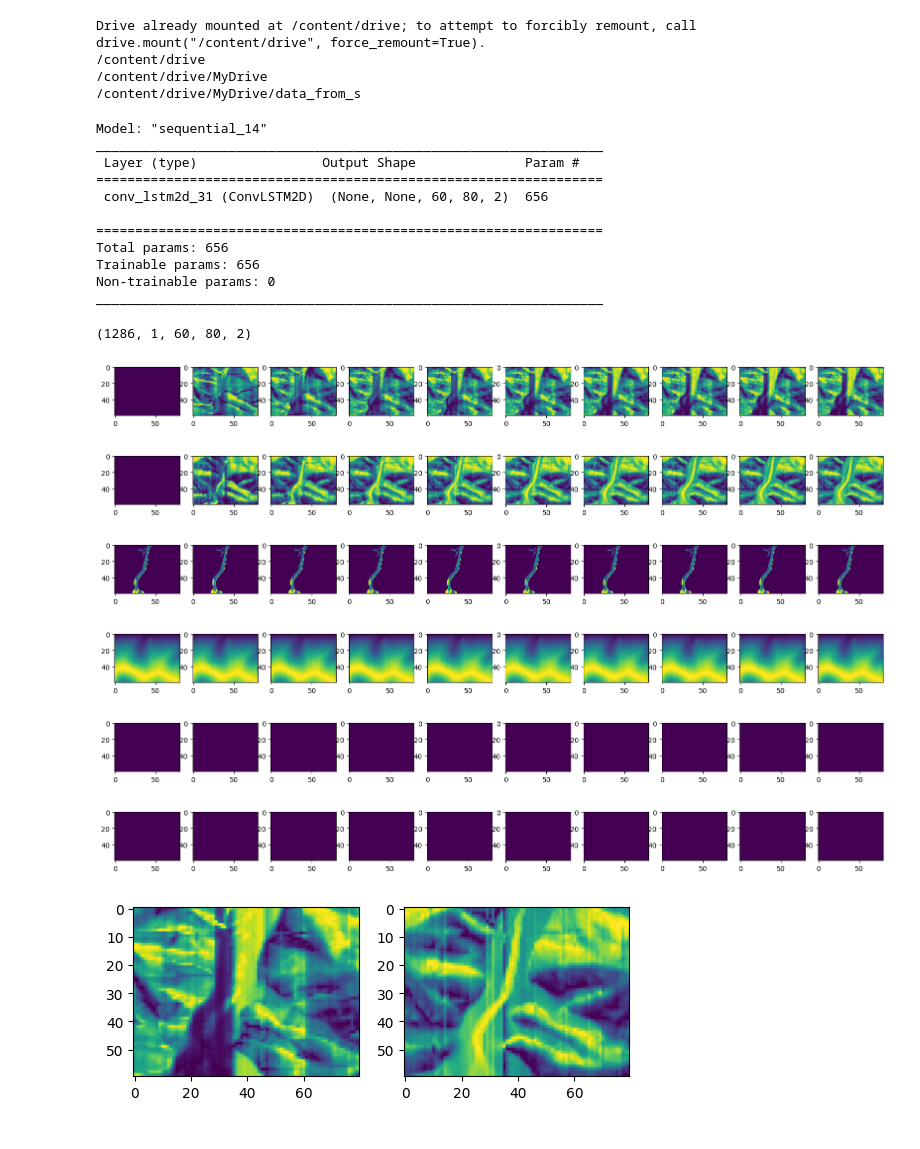
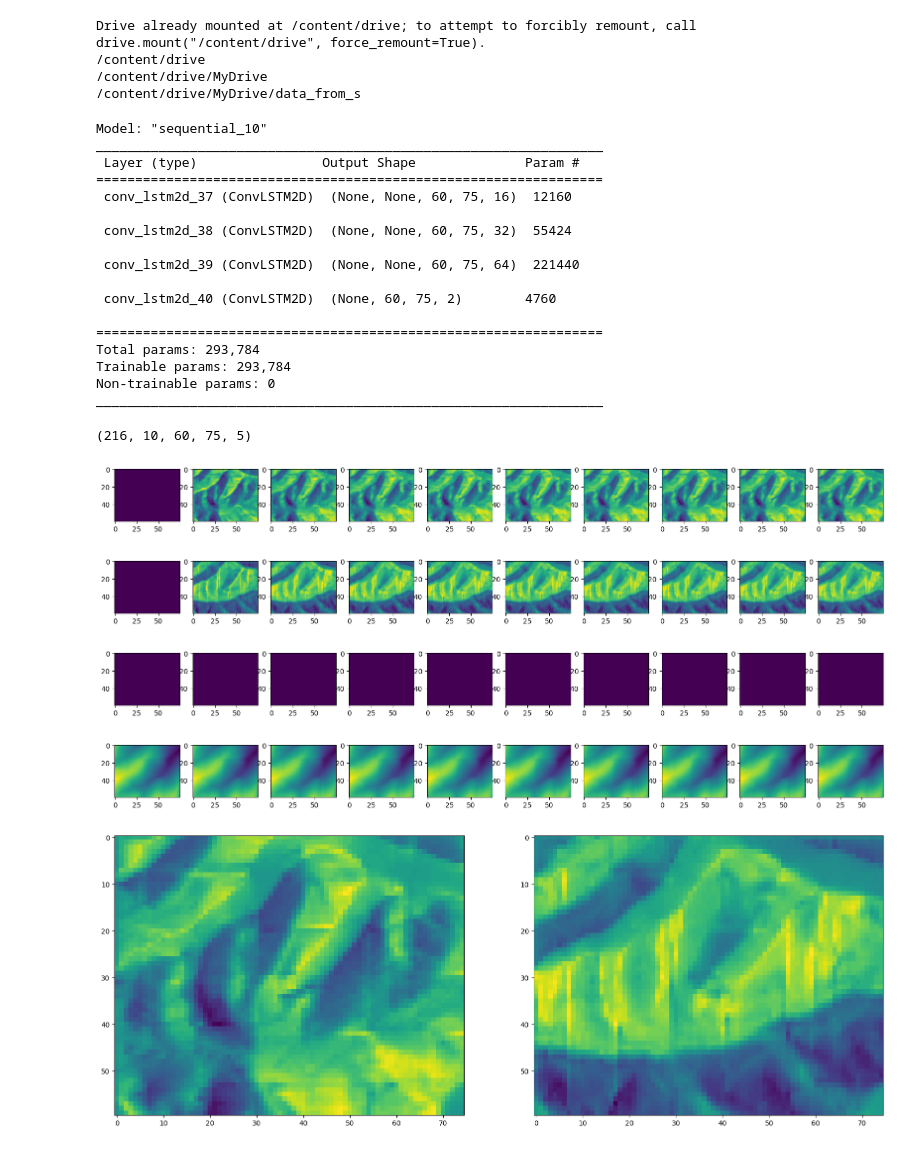
Before and after one commit to Kogo0813/Windroad8, a Jupyter notebook: TPUver_windpredict_data_from_s.ipynb, the cells around one changed output. Drawn from its saved outputs; the diff is of its cells as text; code cells hidden in the pictures.

```diff
--- a/TPUver_windpredict_data_from_s.ipynb
+++ b/TPUver_windpredict_data_from_s.ipynb
@@ -42,7 +42,6 @@ from tensorflow.keras.models import Sequential
 from tensorflow.keras.layers import ConvLSTM2D, Dense, Flatten
 import tensorflow.keras.backend as K
 from keras.utils import get_custom_objects
-
 with strategy.scope():
   def r2_metric(y_true, y_pred):
       SS_res =  K.sum(K.square(y_true - y_pred))
@@ -50,26 +49,35 @@ with strategy.scope():
       return (1 - SS_res/(SS_tot + K.epsilon()))
 
   get_custom_objects().update({'r2_metric': r2_metric})
-  width = 80
+  width = 75
   height = 60
-  channels = 7
+  channels = 5
   model = Sequential([
-     keras.Input(shape=(None,height,width,channels)),
-      layers.ConvLSTM2D(filters=2, kernel_size=(3, 3), padding="same", return_sequences=True),
+      keras.Input(shape=(None,height,width,channels)),
+        layers.ConvLSTM2D(filters=16 , kernel_size=(3, 3), padding="same", return_sequences=True),
+         layers.ConvLSTM2D(filters=32, kernel_size=(3, 3), padding="same", return_sequences=True),
+         layers.ConvLSTM2D(filters=64, kernel_size=(3, 3), padding="same", return_sequences=True),
+         layers.ConvLSTM2D(filters=2, kernel_size=(3, 3), padding="same", return_sequences=False),
   ])
   # 모델 컴파일
   model.compile(optimizer='adam', loss='mse',metrics='r2_metric')
   model.summary()
 # %% [output]
-Model: "sequential_14"
+Model: "sequential_10"
 _________________________________________________________________
  Layer (type)                Output Shape              Param #
 =================================================================
- conv_lstm2d_31 (ConvLSTM2D)  (None, None, 60, 80, 2)  656
+ conv_lstm2d_37 (ConvLSTM2D)  (None, None, 60, 75, 16)  12160
+
+ conv_lstm2d_38 (ConvLSTM2D)  (None, None, 60, 75, 32)  55424
+
+ conv_lstm2d_39 (ConvLSTM2D)  (None, None, 60, 75, 64)  221440
+
+ conv_lstm2d_40 (ConvLSTM2D)  (None, 60, 75, 2)        4760
 
 =================================================================
-Total params: 656
-Trainable params: 656
+Total params: 293,784
+Trainable params: 293,784
 Non-trainable params: 0
 _________________________________________________________________
 # %%
@@ -126,42 +138,40 @@ for i in range(1, 13):
 # %%
 X = np.array(X)
 Y = np.array(Y)
-Y = Y.reshape(1286,1,60,80,2)
-Y.shape
+
+X.shape
 # %% [output]
-(1286, 1, 60, 80, 2)
+(216, 10, 60, 75, 5)
 # %%
 plt.figure(figsize=(20,30))  #잘라낸 이미지 360초 단위 9번 동안의 변화 시각화
 for i in range(X.shape[1]): #uz
     plt.subplot(1,10,i+1)
-    plt.imshow(X[3,i,:,:,0])
+    plt.imshow(X[4,i,:,:,0])
 plt.show()
 plt.figure(figsize=(20,30))  #잘라낸 이미지 360초 단위 9번 동안의 변화 시각화
 for i in range(X.shape[1]): #vz
     plt.subplot(1,10,i+1)
-    plt.imshow(X[3,i,:,:,1])
+    plt.imshow(X[4,i,:,:,1])
 plt.show()
 plt.figure(figsize=(20,30))
 for i in range(X.shape[1]): #landuse
     plt.subplot(1,10,i+1)
-    plt.imshow(X[3,i,:,:,2])
+    plt.imshow(X[4,i,:,:,2])
 plt.show()
 plt.figure(figsize=(20,30))
 for i in range(X.shape[1]): #terrain
     plt.subplot(1,10,i+1)
-    plt.imshow(X[3,i,:,:,3])
+    plt.imshow(X[4,i,:,:,3])
 plt.show()
 plt.figure(figsize=(20,30))
 
 for i in range(2): #정답값이 되는 10번쨰 uz,vz
     plt.subplot(1,2,i+1)
-    plt.imshow(Y[3,0,:,:,i])
+    plt.imshow(Y[4,:,:,i])
 plt.show()
 # %% [output]
-[figure, old version]
+[figure, new version]
-[figure, old version]
+[figure, new version]
-[figure, old version]
+[figure, new version]
-[figure, old version]
+[figure, new version]
-[figure, old version]
+[figure, new version]
-[figure, removed]
-[figure, removed]
```
Also changed, not shown: parts of 10 cells of this notebook.
